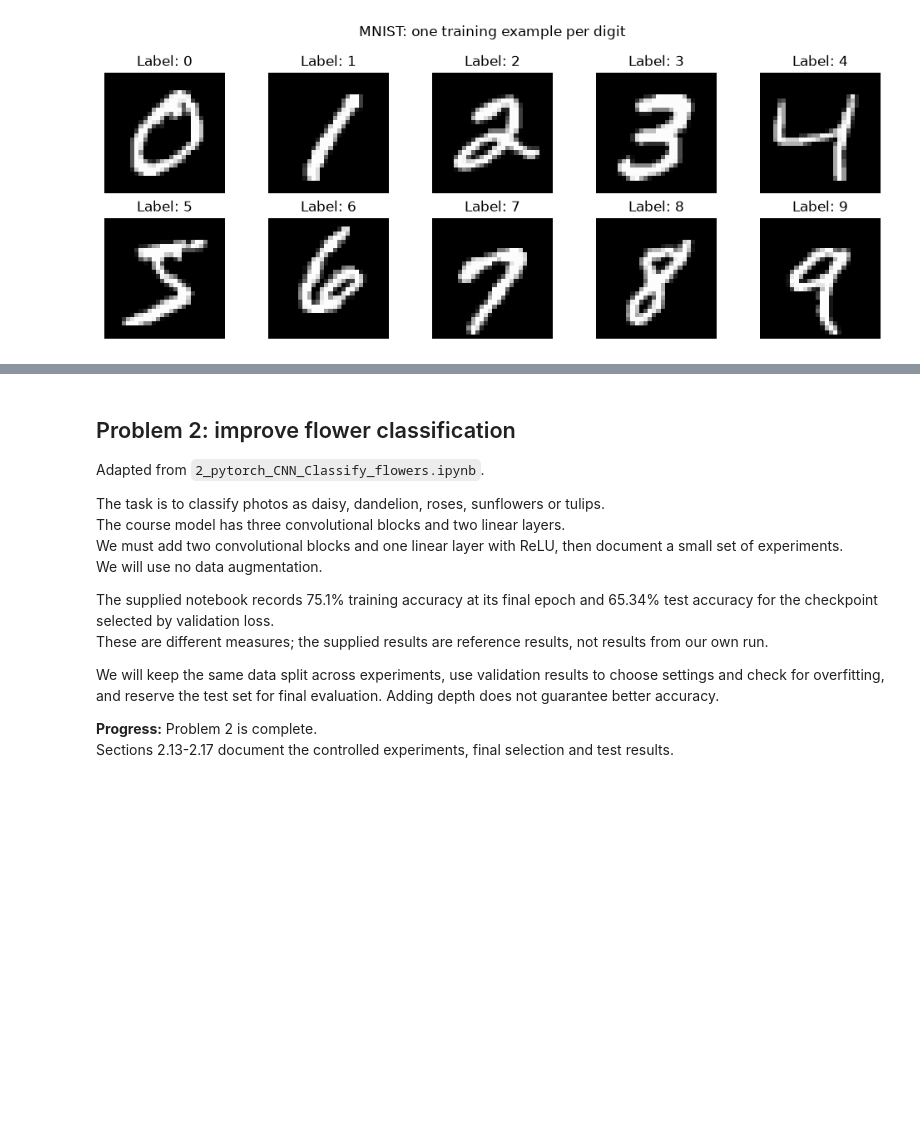
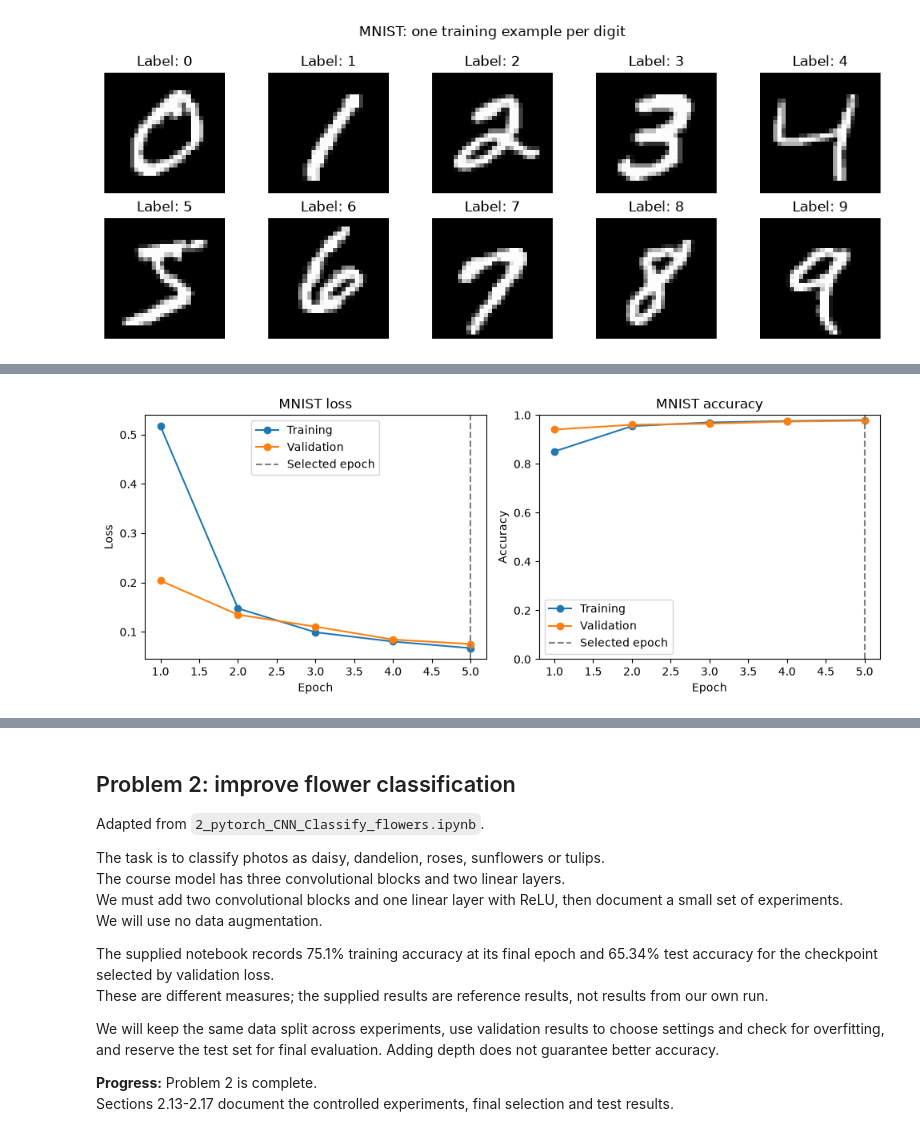
Before and after one commit to schwartzberg/dec04c, a Jupyter notebook: e89-Schwartzberg-Paul-HW04.ipynb, the cells around one changed output, grey strips where cells are left out. Cells and saved outputs as stored; diff of their text form; code cells hidden in the pictures; blank space fills up the shorter version.

Commit message:
Train MNIST model and add personal handwriting drawing cells

```diff
--- a/e89-Schwartzberg-Paul-HW04.ipynb
+++ b/e89-Schwartzberg-Paul-HW04.ipynb
@@ -125,0 +105,19 @@ Split the training pool into training and validation sets, then use `DataLoader`
+# %%
+from sklearn.model_selection import train_test_split
+from torch.utils.data import DataLoader, Subset
+
+MNIST_SEED = 42
+MNIST_BATCH_SIZE = 128
+# Reserve validation images from the official training pool, not the test set.
+mnist_indices = np.arange(len(mnist_train_full))
+mnist_train_indices, mnist_val_indices = train_test_split(
+    mnist_indices, test_size=5000, random_state=MNIST_SEED,
+    stratify=mnist_train_full.targets.numpy(),
+)
+mnist_train_dataset = Subset(mnist_train_full, mnist_train_indices.tolist())
+mnist_val_dataset = Subset(mnist_train_full, mnist_val_indices.tolist())
+assert set(mnist_train_indices).isdisjoint(set(mnist_val_indices))
+assert len(mnist_train_dataset) + len(mnist_val_dataset) == 60000
+mnist_val_loader = DataLoader(mnist_val_dataset, batch_size=256, shuffle=False, num_workers=0)
+mnist_test_loader = DataLoader(mnist_test, batch_size=256, shuffle=False, num_workers=0)
+print(f"Training: {len(mnist_train_dataset):,}; validation: {len(mnist_val_dataset):,}; test: {len(mnist_test):,}")
@@ -125,0 +241,66 @@ Split the training pool into training and validation sets, then use `DataLoader`
+# %%
+from sklearn.metrics import ConfusionMatrixDisplay
+
+# Evaluate once after selecting weights by validation loss.
+mnist_true, mnist_pred = [], []
+mnist_test_loss_sum = 0.0
+with torch.no_grad():
+    for images, labels in mnist_test_loader:
+        scores = mnist_model(images.to(mnist_device))
+        mnist_test_loss_sum += mnist_criterion(scores, labels.to(mnist_device)).item() * len(labels)
+        mnist_true.extend(labels.tolist())
+        mnist_pred.extend(scores.argmax(1).cpu().tolist())
+mnist_test_accuracy = float(np.mean(np.asarray(mnist_true) == np.asarray(mnist_pred)))
+mnist_test_loss = mnist_test_loss_sum / len(mnist_true)
+print(f"Test images: {len(mnist_true):,}")
+print(f"Test accuracy: {mnist_test_accuracy:.2%}; test loss: {mnist_test_loss:.4f}")
+
+mnist_output_dir = Path("outputs") / "mnist"
+mnist_output_dir.mkdir(parents=True, exist_ok=True)
+mnist_model_path = mnist_output_dir / "mnist_cnn.pth"
+torch.save({
+    "state_dict": {k: v.detach().cpu() for k, v in mnist_model.state_dict().items()},
+    "architecture": "MNISTCNN", "image_size": 28, "class_names": list(range(10)),
+    "seed": MNIST_SEED, "best_epoch": mnist_best_epoch,
+    "preprocessing": "ToTensor: bright digit on dark background; values in [0, 1]",
+}, mnist_model_path)
+# Check that the saved model produces the same scores as the current model.
+mnist_checkpoint = torch.load(mnist_model_path, map_location=mnist_device, weights_only=True)
+mnist_reloaded = MNISTCNN().to(mnist_device)
+mnist_reloaded.load_state_dict(mnist_checkpoint["state_dict"])
+mnist_reloaded.eval()
+with torch.no_grad():
+    sample = mnist_train_full[0][0].unsqueeze(0).to(mnist_device)
+    torch.testing.assert_close(mnist_model(sample), mnist_reloaded(sample))
+mnist_metrics = {
+    "seed": MNIST_SEED, "epochs": MNIST_EPOCHS, "batch_size": MNIST_BATCH_SIZE,
+    "learning_rate": MNIST_LEARNING_RATE, "best_epoch": mnist_best_epoch,
+    "selected_validation_loss": mnist_best_loss,
+    "selected_validation_accuracy": mnist_history["val_accuracy"][mnist_best_epoch-1],
+    "test_images": len(mnist_true), "test_accuracy": mnist_test_accuracy,
+    "test_loss": mnist_test_loss, "training_seconds": mnist_training_seconds,
+    "history": mnist_history, "device": str(mnist_device), "pytorch_version": str(torch.__version__),
+}
+(mnist_output_dir / "metrics.json").write_text(json.dumps(mnist_metrics, indent=2), encoding="utf-8")
+print("Saved MNIST weights and metrics; reloaded scores match.")
+
+fig, axes = plt.subplots(1, 2, figsize=(10, 4))
+for ax, metric in zip(axes, ["loss", "accuracy"]):
+    ax.plot(range(1, MNIST_EPOCHS+1), mnist_history["train_"+metric], marker="o", label="Training")
+    ax.plot(range(1, MNIST_EPOCHS+1), mnist_history["val_"+metric], marker="o", label="Validation")
+    ax.axvline(mnist_best_epoch, color="gray", linestyle="--", label="Selected epoch")
+    ax.set(xlabel="Epoch", ylabel=metric.capitalize(), title="MNIST " + metric)
+    ax.legend()
+axes[1].set_ylim(0, 1)
+plt.tight_layout()
+fig.savefig(mnist_output_dir / "learning_curves.png", dpi=120)
+plt.show()
+
+fig, ax = plt.subplots(figsize=(6, 6))
+ConfusionMatrixDisplay.from_predictions(mnist_true, mnist_pred, labels=list(range(10)),
+                                       cmap="Blues", colorbar=False, ax=ax)
+ax.set_title("MNIST: final test predictions")
+plt.tight_layout()
+fig.savefig(mnist_output_dir / "test_confusion_matrix.png", dpi=120)
+plt.show()
+# %% [output]
@@ -125,0 +310 @@ Split the training pool into training and validation sets, then use `DataLoader`
+[figure, added]
```
Also changed, not shown: parts of 17 cells of this notebook, 12 other files.
